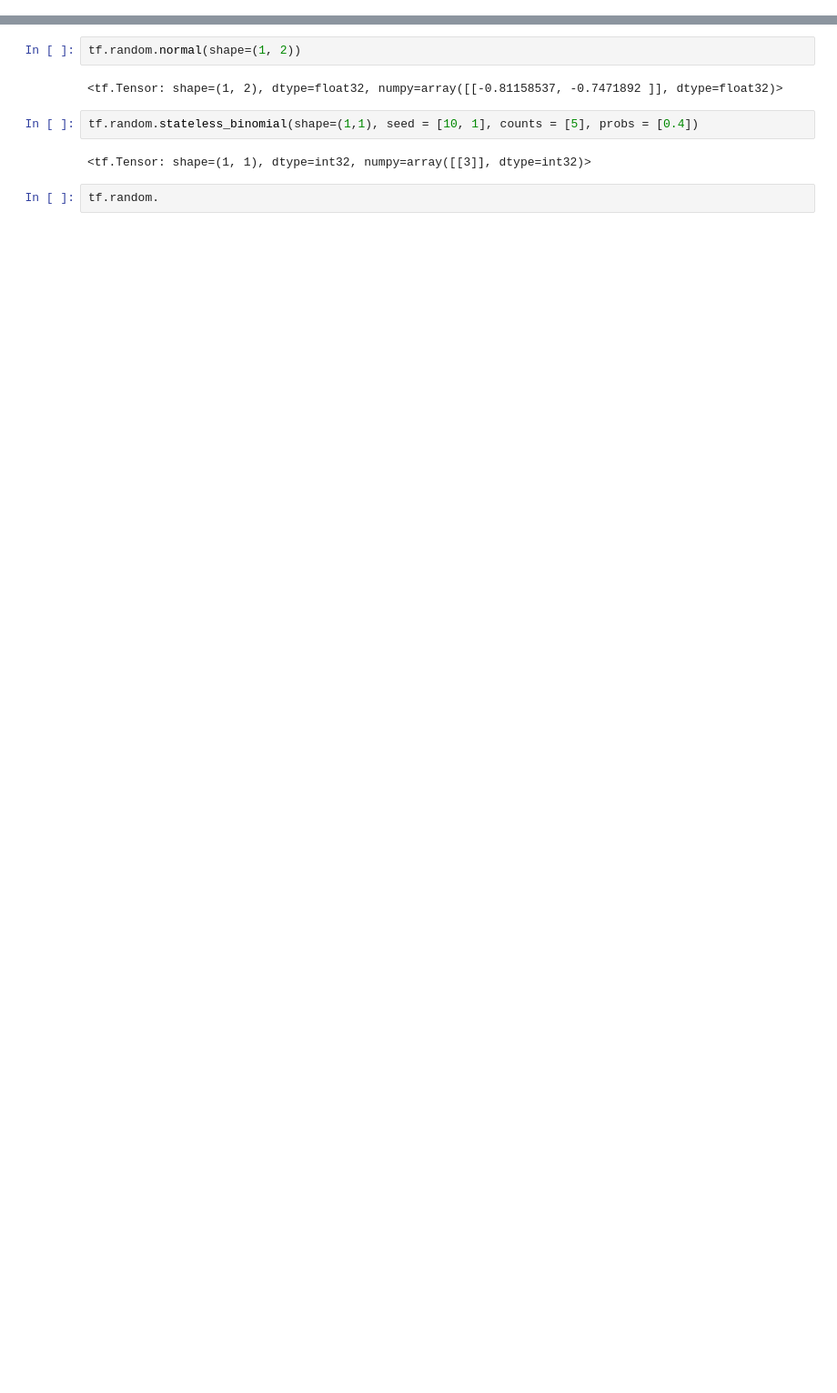
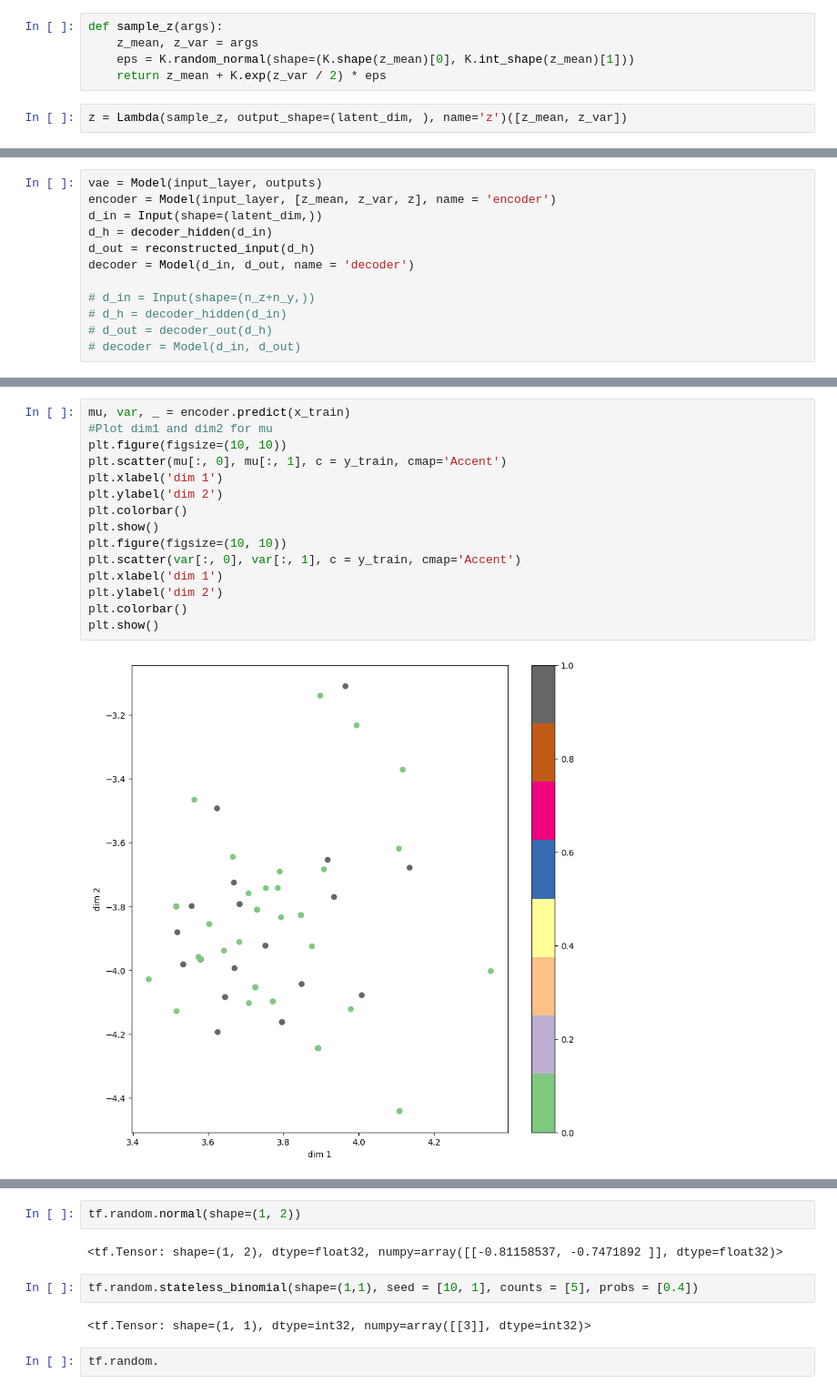
Before and after one commit to akira-nair/multiomic-model-tcga, a Jupyter notebook: models/MAVI/MAVI.ipynb, the cells around one changed output, grey strips where cells are left out. Shown at 91% size. Cells and saved outputs as stored; diff of their text form; blank space fills up the shorter version.

```diff
--- a/models/MAVI/MAVI.ipynb
+++ b/models/MAVI/MAVI.ipynb
@@ -12,0 +185,7 @@ To enable them in other operations, rebuild TensorFlow with the appropriate comp
+# %%
+def sample_z(args):
+    z_mean, z_var = args
+    eps = K.random_normal(shape=(K.shape(z_mean)[0], K.int_shape(z_mean)[1]))
+    return z_mean + K.exp(z_var / 2) * eps
+# %%
+z = Lambda(sample_z, output_shape=(latent_dim, ), name='z')([z_mean, z_var])
@@ -12,0 +224,12 @@ To enable them in other operations, rebuild TensorFlow with the appropriate comp
+# %%
+vae = Model(input_layer, outputs)
+encoder = Model(input_layer, [z_mean, z_var, z], name = 'encoder')
+d_in = Input(shape=(latent_dim,))
+d_h = decoder_hidden(d_in)
+d_out = reconstructed_input(d_h)
+decoder = Model(d_in, d_out, name = 'decoder')
+
+# d_in = Input(shape=(n_z+n_y,))
+# d_h = decoder_hidden(d_in)
+# d_out = decoder_out(d_h)
+# decoder = Model(d_in, d_out)
@@ -12,0 +400,17 @@ To enable them in other operations, rebuild TensorFlow with the appropriate comp
+# %%
+mu, var, _ = encoder.predict(x_train)
+#Plot dim1 and dim2 for mu
+plt.figure(figsize=(10, 10))
+plt.scatter(mu[:, 0], mu[:, 1], c = y_train, cmap='Accent')
+plt.xlabel('dim 1')
+plt.ylabel('dim 2')
+plt.colorbar()
+plt.show()
+plt.figure(figsize=(10, 10))
+plt.scatter(var[:, 0], var[:, 1], c = y_train, cmap='Accent')
+plt.xlabel('dim 1')
+plt.ylabel('dim 2')
+plt.colorbar()
+plt.show()
+# %% [output]
+[figure, added]
```
Also changed, not shown: parts of 93 cells of this notebook, 5 other files.
